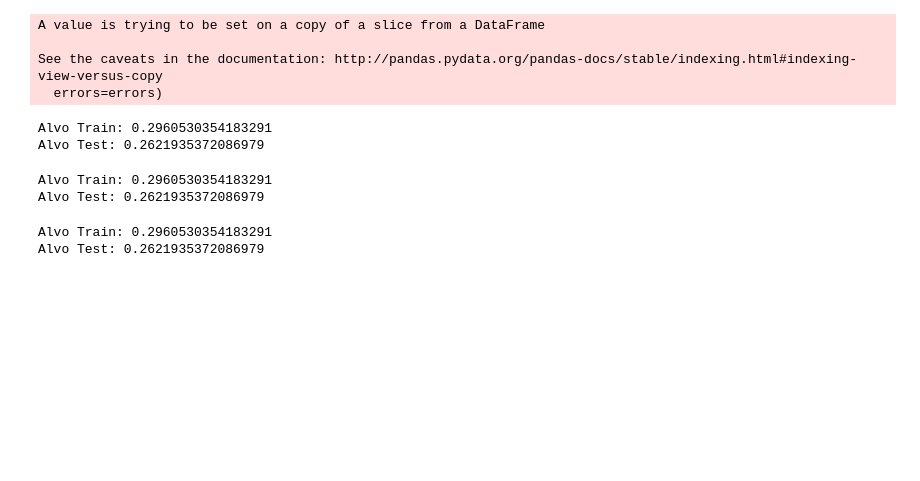
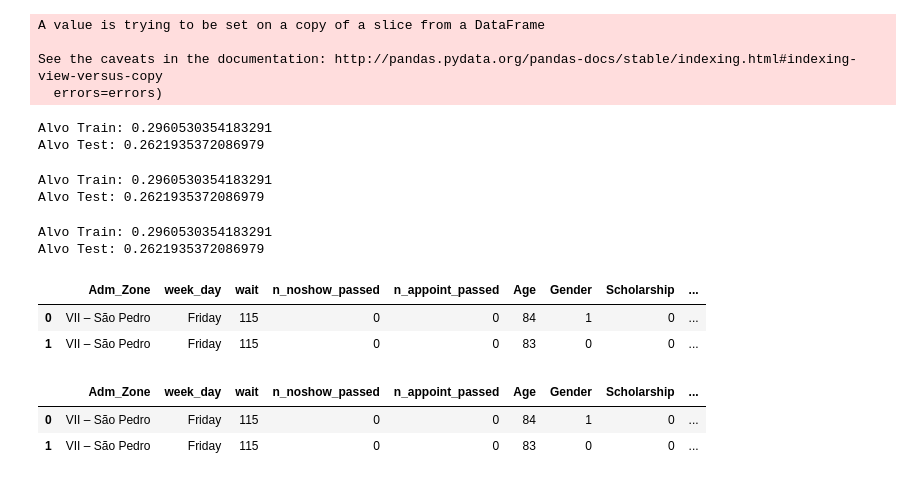
Before and after one commit to vrolim/datamining, a Jupyter notebook: StoryTelling.ipynb, the cells around one changed output. Saved outputs shown, nothing was run; the diff lists cells and outputs as text; code cells hidden in the pictures; blank space fills up the shorter version.

Commit message:
head

```diff
--- a/StoryTelling.ipynb
+++ b/StoryTelling.ipynb
@@ -389,6 +389,18 @@ conjunto2_test.to_csv('DT_RI_test1.csv', sep=',')
 ##conjunto3 - Numeric features (n_noshow_passed e n_appoin_passed) discretized by frequency
 conjunto3_train.to_csv('DT_RI_train2.csv', sep=',')
 conjunto3_test.to_csv('DT_RI_test2.csv', sep=',')
+# %%
+conjunto1_train.head(2)
+# %% [output]
+|  | Adm_Zone | week_day | wait | n_noshow_passed | n_appoint_passed | Age | Gender | Scholarship | ... |
+| 0 | VII – São Pedro | Friday | 115 | 0 | 0 | 84 | 1 | 0 | ... |
+| 1 | VII – São Pedro | Friday | 115 | 0 | 0 | 83 | 0 | 0 | ... |
+# %%
+conjunto2_train.head(2)
+# %% [output]
+|  | Adm_Zone | week_day | wait | n_noshow_passed | n_appoint_passed | Age | Gender | Scholarship | ... |
+| 0 | VII – São Pedro | Friday | 115 | 0 | 0 | 84 | 1 | 0 | ... |
+| 1 | VII – São Pedro | Friday | 115 | 0 | 0 | 83 | 0 | 0 | ... |
 # %%
 conjunto3_train.head(2)
 # %% [output]
```
Also changed, not shown: parts of 1 cell of this notebook.
